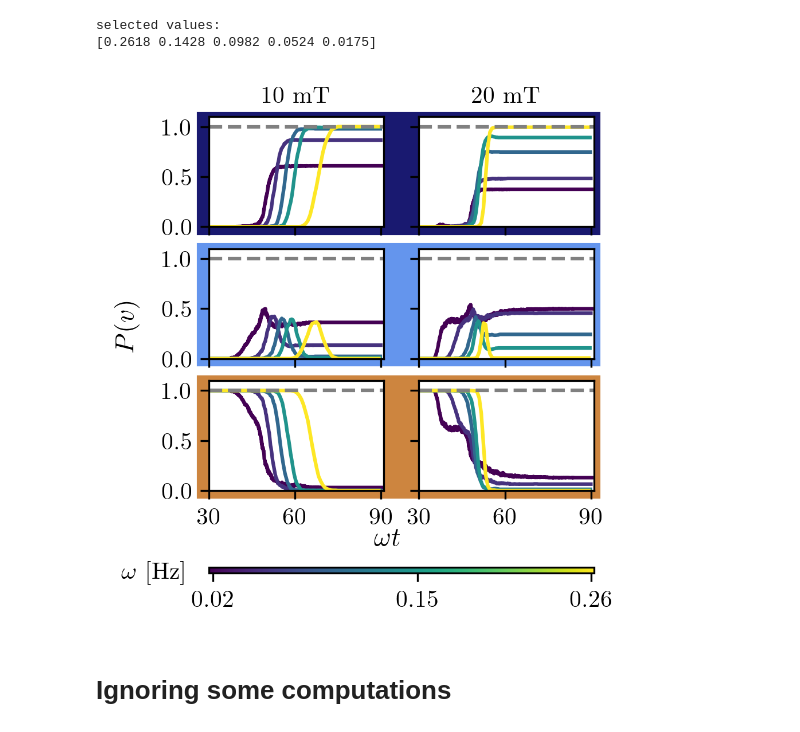
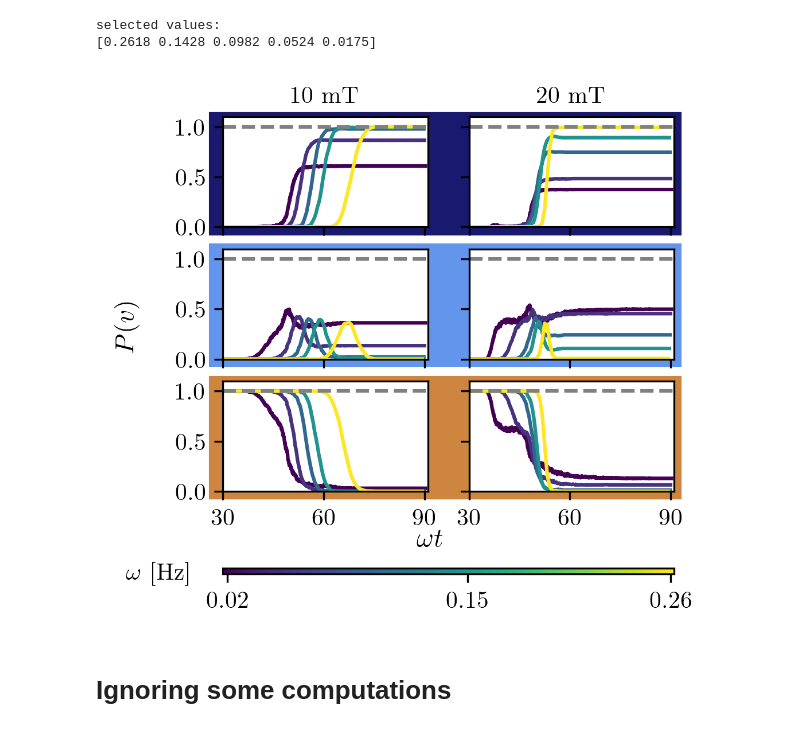
Before and after one commit to leogabac/reentrancy, a Jupyter notebook: src/notebooks/figure2.ipynb, the cells around one changed output. Saved outputs shown, nothing was run; the diff lists cells and outputs as text; code cells hidden in the pictures.

Commit message:
figure changes col size

```diff
--- a/src/notebooks/figure2.ipynb
+++ b/src/notebooks/figure2.ipynb
@@ -39,6 +40,7 @@ plt.rcParams.update({
 # %%
 DATA_PATH = '../../data/test11'
 MOUNT_DRIVE = '/home/frieren/BIG/'
+MOUNT_DRIVE = '/mnt/BIG/'
 PROJECT = 'reentrancy'
 DATA_PATH = os.path.join(MOUNT_DRIVE, PROJECT,'test11')
 SIZE = 10
@@ -84,7 +86,16 @@ print(ws)
 selected values:
 [0.2618 0.1428 0.0982 0.0524 0.0175]
 # %%
-fig, axes = plt.subplots(3, 2, figsize=(3.2,3.2), dpi=300)
+# the figure must be 245.52 total from 3.41 wide
+# after saving it crops to 221.761
+# so we need to add extra 23.759 pt to compensate, divided by 72
+# 1pt = 1/72 in
+# that is 0.32 in
+COL = 246/72
+OFFSET = (245.52-221.761)/72
+
+fig, axes = plt.subplots(3, 2, figsize=(COL+OFFSET,3.2), dpi=300)
+#fig.subplots_adjust(left=0.05, right=0.95, top=0.95, bottom=0, hspace=0.1, wspace=0.2)
 
 norm = plt.Normalize(min(ws),max(ws))
 cmap = plt.get_cmap('viridis')
@@ -152,36 +163,37 @@ custom_ticks = np.round(np.array([min(ws), (min(ws)+max(ws)/2) ,max(ws)]),2)
 cbar.set_ticks(custom_ticks)
 cbar.set_ticklabels(custom_ticks)
 
 fig.text(0.1, 0.05, '$\\omega$ [Hz]', fontsize=10, ha='center', va='center')
 # ==========================================================================================================
 # BACKGROUND COLORBOXES
 # ==========================================================================================================
 
 # putting boxes around the rows
 # Colors for each row
 colors = ['#191970', '#6495ed', '#cd853f']
 
 fig.add_artist(
     patches.Rectangle(
         (0.18, 2/3), 0.73, 0.22, color=colors[0], alpha=1, transform=fig.transFigure, zorder=0)
 )
 
 fig.add_artist(
     patches.Rectangle(
         (0.18, 0.428), 0.73, 0.22, color=colors[1], alpha=1, transform=fig.transFigure, zorder=0)
 )
 
 
 fig.add_artist(
     patches.Rectangle(
         (0.18, 0.187), 0.73, 0.22, color=colors[2], alpha=1, transform=fig.transFigure, zorder=0)
 )
 
 plt.show()
-fig.savefig('/home/frieren/Dropbox/mnt/martensitepaper/fig2.pdf',dpi=300,bbox_inches='tight')
-fig.savefig('/home/frieren/Dropbox/mnt/martensitepaper/fig2.png',dpi=300,bbox_inches='tight')
+
+fig.savefig('/home/frieren/Dropbox/mnt/martensitepaper/fig2.pdf',dpi=300,bbox_inches='tight',pad_inches=0)
+fig.savefig('/home/frieren/Dropbox/mnt/martensitepaper/fig2.png',dpi=300,bbox_inches='tight',pad_inches=0)
 # %% [output]
-[figure, old version]
+[figure, new version]
 # %% [markdown]
 # Ignoring some computations
 # %%
```
Also changed, not shown: parts of 1 cell of this notebook, 3 other files.
